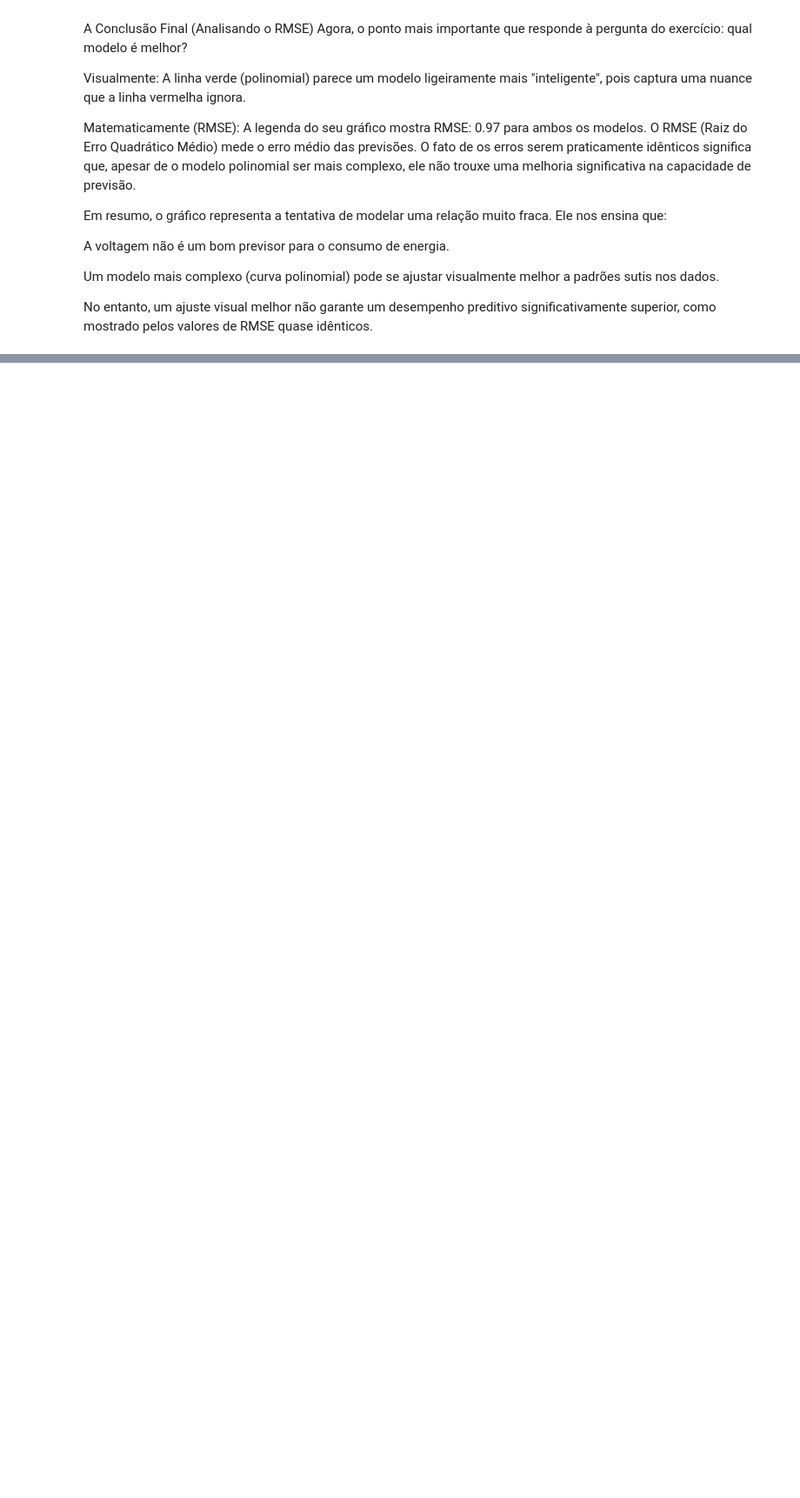
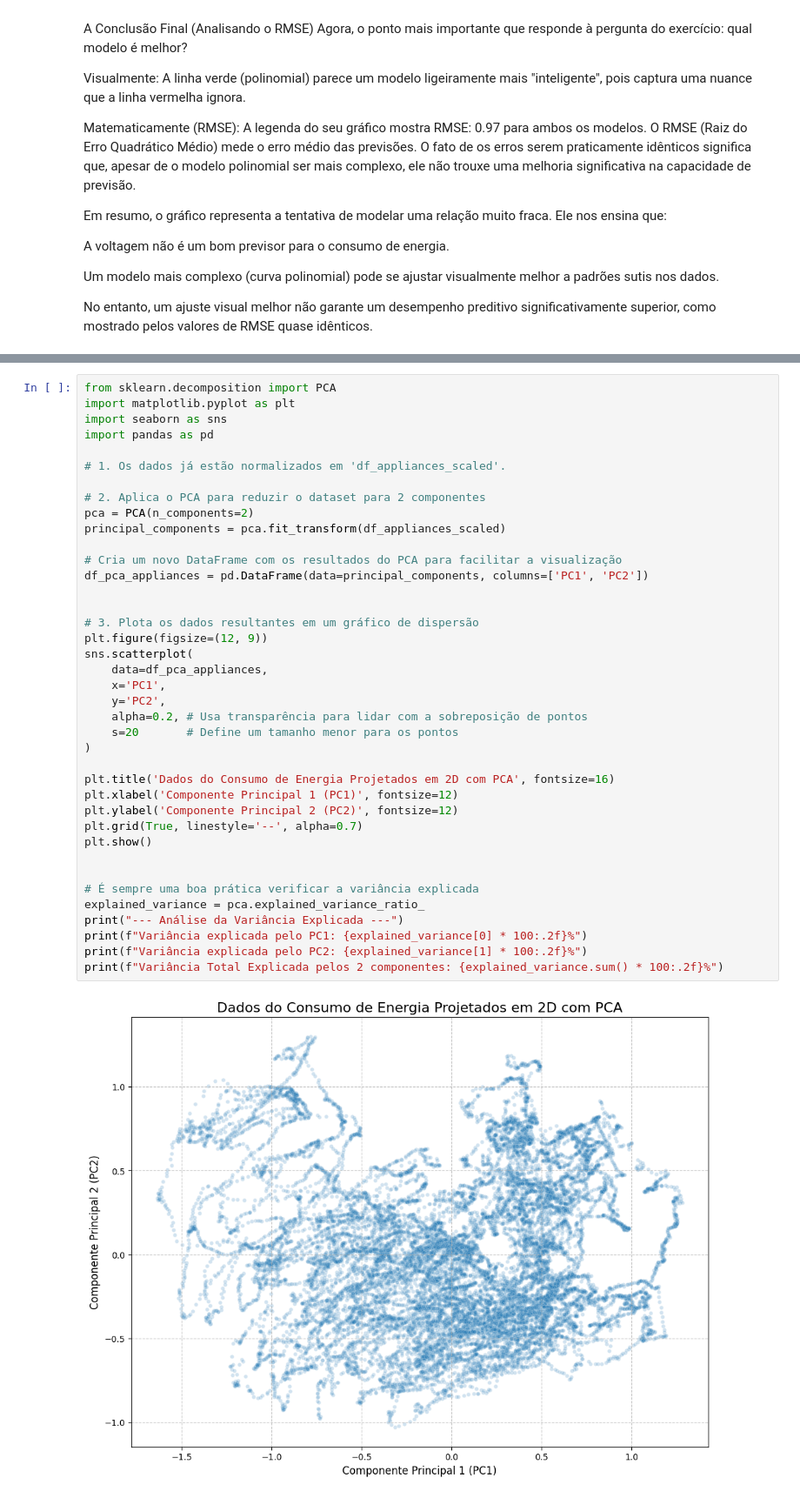
Before and after one commit to ArthurBispo00/CP1-Analise-de-dados-de-Energia, a Jupyter notebook: CP1_Analise_de_dados_de_Energia.ipynb, the cells around one changed output, grey strips where cells are left out. Shown at 87% size. Cells and saved outputs as stored; diff of their text form; blank space fills up the shorter version.

Commit message:
"Finaliza Partes 1, 2 e 3 com análise e modelagem dos dois datasets"

```diff
--- a/CP1_Analise_de_dados_de_Energia.ipynb
+++ b/CP1_Analise_de_dados_de_Energia.ipynb
@@ -1193,0 +1463,41 @@ No entanto, um ajuste visual melhor não garante um desempenho preditivo signifi
+# %%
+from sklearn.decomposition import PCA
+import matplotlib.pyplot as plt
+import seaborn as sns
+import pandas as pd
+
+# 1. Os dados já estão normalizados em 'df_appliances_scaled'.
+
+# 2. Aplica o PCA para reduzir o dataset para 2 componentes
+pca = PCA(n_components=2)
+principal_components = pca.fit_transform(df_appliances_scaled)
+
+# Cria um novo DataFrame com os resultados do PCA para facilitar a visualização
+df_pca_appliances = pd.DataFrame(data=principal_components, columns=['PC1', 'PC2'])
+
+
+# 3. Plota os dados resultantes em um gráfico de dispersão
+plt.figure(figsize=(12, 9))
+sns.scatterplot(
+    data=df_pca_appliances,
+    x='PC1',
+    y='PC2',
+    alpha=0.2, # Usa transparência para lidar com a sobreposição de pontos
+    s=20       # Define um tamanho menor para os pontos
+)
+
+plt.title('Dados do Consumo de Energia Projetados em 2D com PCA', fontsize=16)
+plt.xlabel('Componente Principal 1 (PC1)', fontsize=12)
+plt.ylabel('Componente Principal 2 (PC2)', fontsize=12)
+plt.grid(True, linestyle='--', alpha=0.7)
+plt.show()
+
+
+# É sempre uma boa prática verificar a variância explicada
+explained_variance = pca.explained_variance_ratio_
+print("--- Análise da Variância Explicada ---")
+print(f"Variância explicada pelo PC1: {explained_variance[0] * 100:.2f}%")
+print(f"Variância explicada pelo PC2: {explained_variance[1] * 100:.2f}%")
+print(f"Variância Total Explicada pelos 2 componentes: {explained_variance.sum() * 100:.2f}%")
+# %% [output]
+[figure, added]
```
Also changed, not shown: parts of 31 cells of this notebook.
